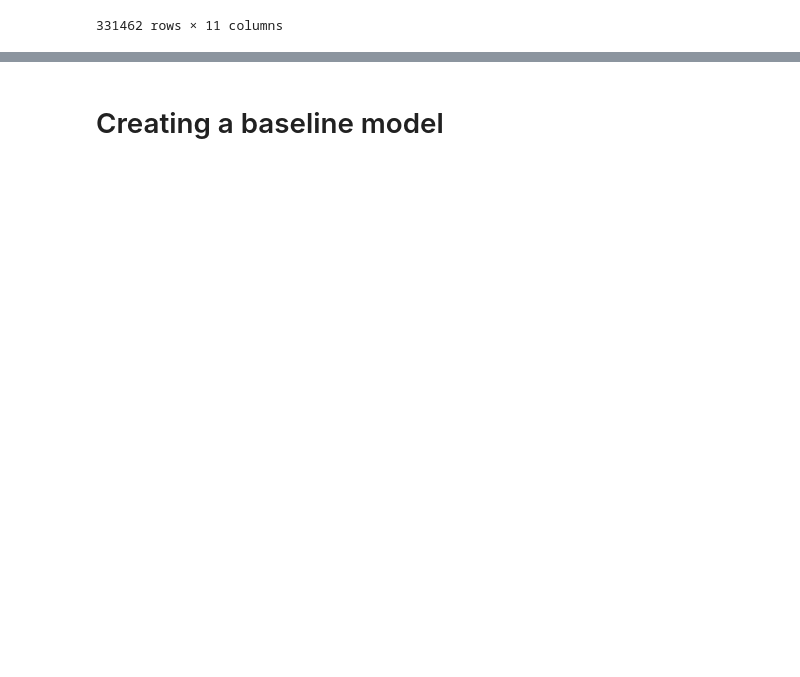
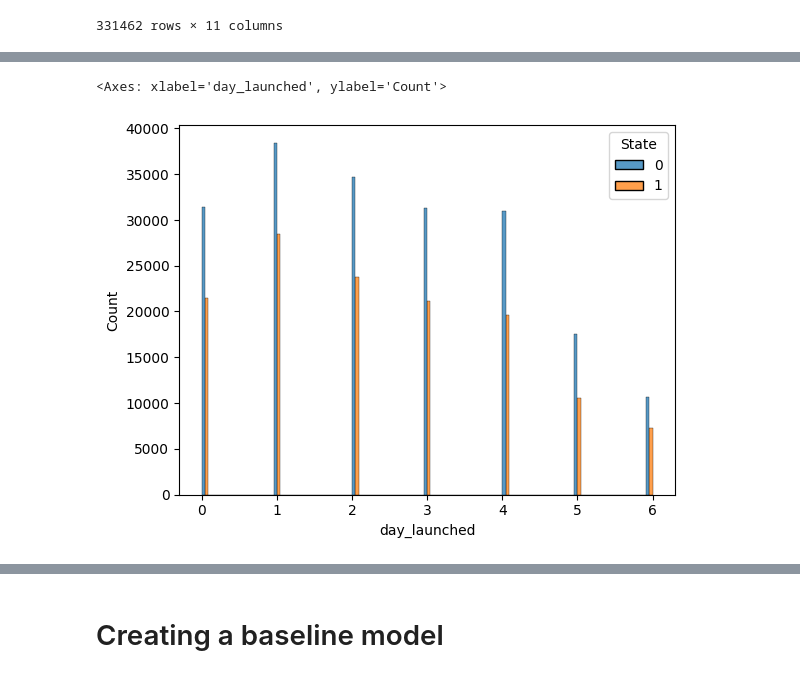
Before and after one commit to JainNupur20/kickstarter-project, a Jupyter notebook: project.ipynb, the cells around one changed output, grey strips where cells are left out. Drawn from its saved outputs; the diff is of its cells as text; code cells hidden in the pictures; blank space fills up the shorter version.

```diff
--- a/project.ipynb
+++ b/project.ipynb
@@ -159,0 +127,3 @@ array(['Failed', 'Successful', 'Canceled', 'Suspended', 'Live'],
+# %%
+df = df[df.State.isin(["Failed","Successful"])]
+df.replace({"Failed":0, "Successful":1}, inplace=True)
@@ -324,0 +152,3 @@ goal billow 1000 is sucss and above is a failed
+# %%
+df = df.query("duration <= 60 ")
+# we lose about 1% of the data
@@ -324,0 +180,4 @@ goal billow 1000 is sucss and above is a failed
+# %%
+df = df.query("Goal > 0")
+# %%
+df["goal_log"] = np.log(df['Goal'])
@@ -324,0 +272,5 @@ goal billow 1000 is sucss and above is a failed
+# %%
+sns.histplot(data=df, x="day_launched", hue="State", multiple="dodge")
+# %% [output]
+<Axes: xlabel='day_launched', ylabel='Count'>
+[figure, added]
```
Also changed, not shown: parts of 130 cells of this notebook.
